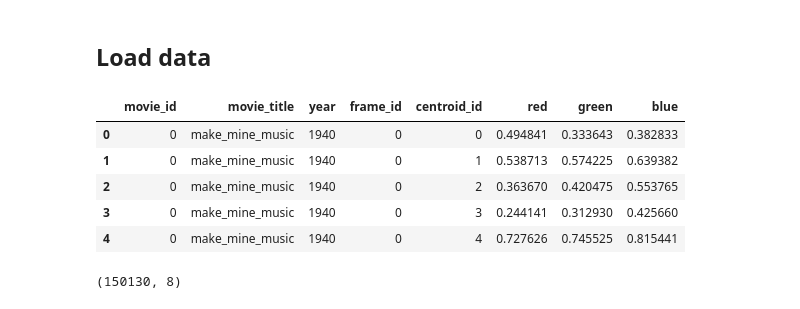
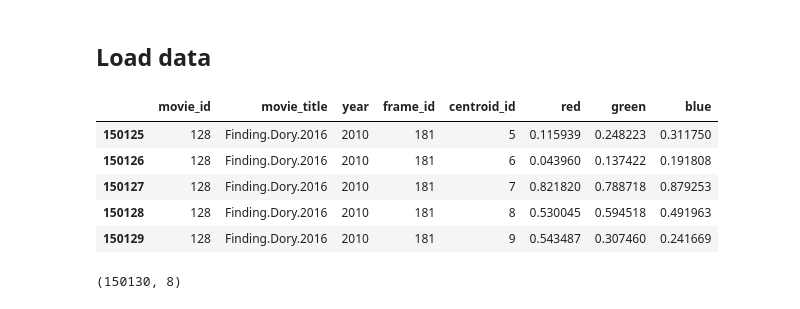
Before and after one commit to AttilioTrovato/Animation-studios-analysis, a Jupyter notebook: movies-frame/centroids/centroids_stats.ipynb, the cells around one changed output. Saved outputs shown, nothing was run; the diff lists cells and outputs as text; code cells hidden in the pictures.

```diff
--- a/movies-frame/centroids/centroids_stats.ipynb
+++ b/movies-frame/centroids/centroids_stats.ipynb
@@ -20,14 +20,14 @@ import pandas as pd
 # %%
 cdf = pd.read_csv('frame_centroids.csv')
 # %%
-cdf.head()
+cdf.tail()
 # %% [output]
 |  | movie_id | movie_title | year | frame_id | centroid_id | red | green | blue |
-| 0 | 0 | make_mine_music | 1940 | 0 | 0 | 0.494841 | 0.333643 | 0.382833 |
-| 1 | 0 | make_mine_music | 1940 | 0 | 1 | 0.538713 | 0.574225 | 0.639382 |
-| 2 | 0 | make_mine_music | 1940 | 0 | 2 | 0.363670 | 0.420475 | 0.553765 |
-| 3 | 0 | make_mine_music | 1940 | 0 | 3 | 0.244141 | 0.312930 | 0.425660 |
-| 4 | 0 | make_mine_music | 1940 | 0 | 4 | 0.727626 | 0.745525 | 0.815441 |
+| 150125 | 128 | Finding.Dory.2016 | 2010 | 181 | 5 | 0.115939 | 0.248223 | 0.311750 |
+| 150126 | 128 | Finding.Dory.2016 | 2010 | 181 | 6 | 0.043960 | 0.137422 | 0.191808 |
+| 150127 | 128 | Finding.Dory.2016 | 2010 | 181 | 7 | 0.821820 | 0.788718 | 0.879253 |
+| 150128 | 128 | Finding.Dory.2016 | 2010 | 181 | 8 | 0.530045 | 0.594518 | 0.491963 |
+| 150129 | 128 | Finding.Dory.2016 | 2010 | 181 | 9 | 0.543487 | 0.307460 | 0.241669 |
 # %%
 cdf.shape
 # %% [output]
```
Also changed, not shown: parts of 20 cells of this notebook, 2 other files.
